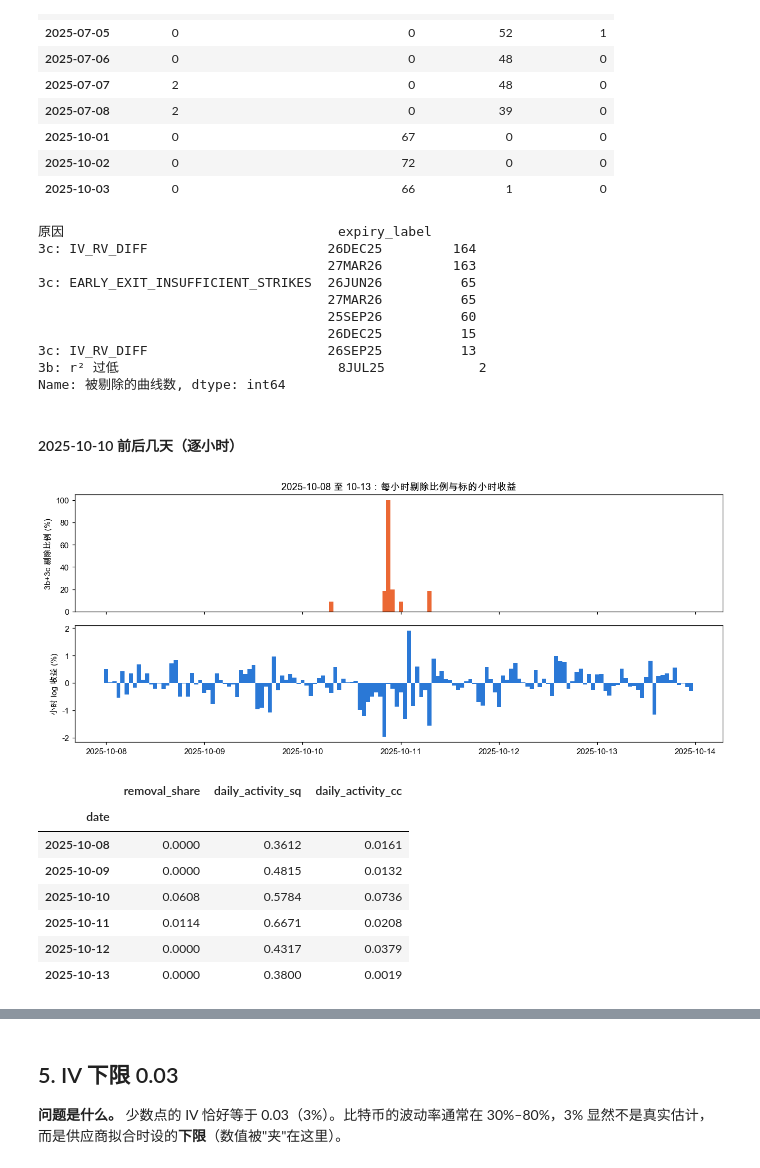
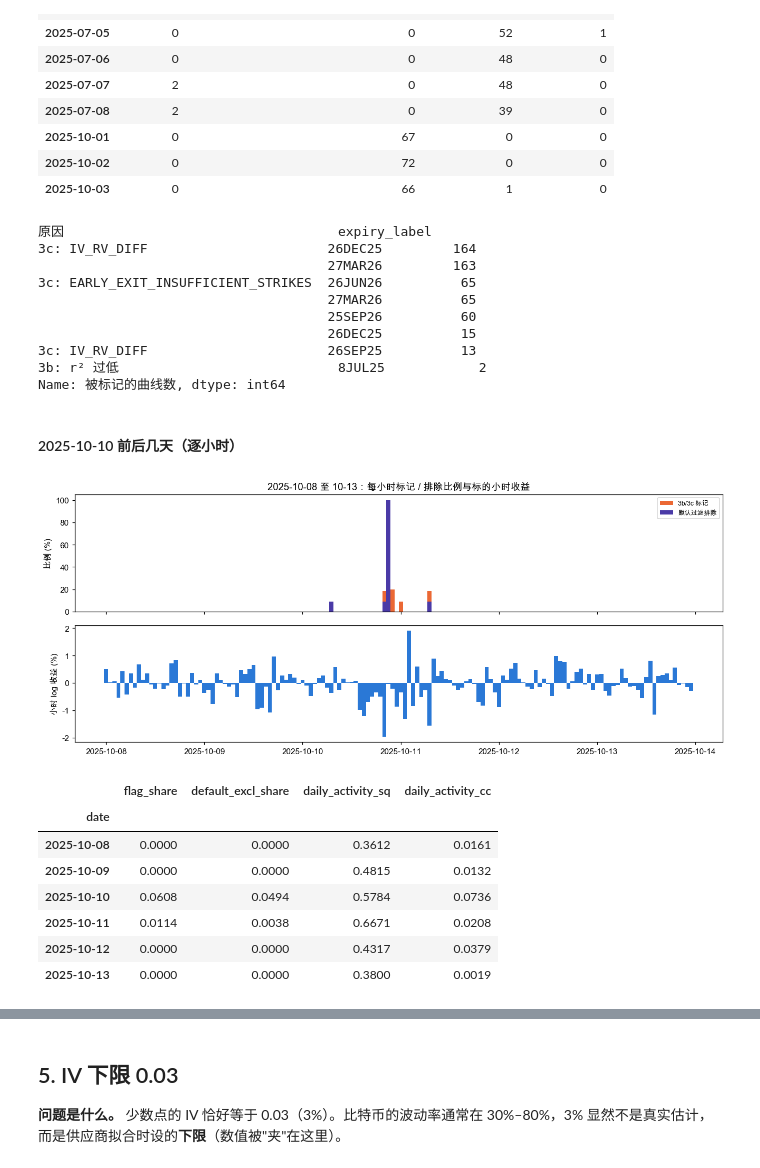
Before and after one commit to theoyuanlee/deribit_vrp, a Jupyter notebook: notebooks/01_audit_and_cleaning_explained.ipynb, the cells around one changed output, grey strips where cells are left out. Cells and saved outputs as stored; diff of their text form; code cells hidden in the pictures.

```diff
--- a/notebooks/01_audit_and_cleaning_explained.ipynb
+++ b/notebooks/01_audit_and_cleaning_explained.ipynb
@@ -564,7 +600,7 @@ print('规则 2a、2b 与管道台账一致')
 after2 = raw[keep_2b]
 c3 = after2.groupby('curve_id').agg(timestamp=('timestamp', 'first'), obs_ms=('curve_obs_ms', 'first'),
                                     expiry=('expiry', 'first'), r2_min=('r_squared', 'min'), n_rows=('strike', 'size'))
-c3['all_good'] = (after2.vol_curve_check == rules['require_vol_curve_check']).groupby(after2.curve_id).all()
+c3['flag_late'] = late_curves.reindex(c3.index).to_numpy()
 obs_time = pd.to_datetime(c3.obs_ms, unit='ms', utc=True)
 c3['tau_cal'] = (c3.expiry - obs_time).dt.total_seconds() / (YEAR_DAYS * 86400)
 c3['tenor_days'] = c3.tau_cal * YEAR_DAYS
@@ -638,6 +676,9 @@ vcc_counts
 # %%
-print('阈值：tenor ≥', rules['min_tenor_days'], '天；r² ≥', rules['min_r_squared'], '；vol_curve_check ==', rules['require_vol_curve_check'])
-c3['pass_3a'] = c3.tenor_days >= rules['min_tenor_days']
-c3['pass_3b'] = c3.pass_3a & (c3.r2_min >= rules['min_r_squared'])
-c3['pass_3c'] = c3.pass_3b & c3.all_good
+print('阈值：tenor <', rules['min_tenor_days'], '天；r² <', rules['min_r_squared'])
+c3['flag_short_tenor'] = ~(c3.tenor_days >= rules['min_tenor_days'])
+c3['flag_low_r2'] = ~(c3.r2_min >= rules['min_r_squared'])
+c3['vendor_check'] = c3.vcc.astype(str)
+class_of = {v: cls for cls, values in clean_cfg['vendor_check_classes'].items() for v in values}
+c3['vendor_class'] = c3.vendor_check.map(class_of)
+assert c3.vendor_class.notna().all(), '出现了配置里没有的 vol_curve_check 取值'
 # %% [output]
@@ -671,0 +811,6 @@ print('规则 3a、3b、3c 与管道台账一致')
+# %%
+# 只用于画形状：原始 implied_vol（同一到期日、同一时钟内比较形状，不受第 7 节时钟问题影响）
+smile_rows = after2[(after2.option_type == 'call') & ~after2.is_atm][['curve_id', 'strike', 'logm', 'implied_vol']]
+smile_by_curve = dict(tuple(smile_rows.sort_values(['curve_id', 'strike']).groupby('curve_id')))
+c3['label'] = curves.expiry_label.reindex(c3.index).astype(str)
+good_curves = c3[c3.vendor_check == 'GOOD']
@@ -696,10 +879,13 @@ daily_activity.describe().T
 | daily_activity_sq | 365.0 | 0.385975 | 0.195231 | 0.073377 | 0.245709 | 0.352445 | 0.479160 | 1.271249 |
 | daily_activity_cc | 364.0 | 0.016081 | 0.016736 | 0.000013 | 0.005051 | 0.011870 | 0.021974 | 0.151113 |
 # %%
-passed_3a = c3[c3.pass_3a].copy()
-passed_3a['date'] = passed_3a.timestamp.dt.strftime('%Y-%m-%d')
-passed_3a['removed_3bc'] = ~passed_3a.pass_3c
-removal = passed_3a.groupby('date').removed_3bc.mean().rename('removal_share')
-daily = daily_activity.join(removal, how='inner').dropna()
-print(f'参与比较的天数：{len(daily)}；剔除比例：均值 {daily.removal_share.mean():.2%}，最大 {daily.removal_share.max():.2%}')
+base = c3[~c3.flag_late & ~c3.flag_short_tenor].copy()
+base['date'] = base.timestamp.dt.strftime('%Y-%m-%d')
+base['flagged_3bc'] = base.flag_low_r2 | (base.vendor_check != 'GOOD')
+base['excluded_default'] = base.flag_low_r2 | (base.vendor_class == 'fit_quality')
+shares = base.groupby('date')[['flagged_3bc', 'excluded_default']].mean()
+shares.columns = ['flag_share', 'default_excl_share']
+daily = daily_activity.join(shares, how='inner').dropna()
+print(f'参与比较的天数：{len(daily)}；标记比例均值 {daily.flag_share.mean():.2%}（最大 {daily.flag_share.max():.2%}），'
+      f'默认排除比例均值 {daily.default_excl_share.mean():.2%}（最大 {daily.default_excl_share.max():.2%}）')
 # %% [output]
@@ -786,8 +976,8 @@ top_reasons
 | 2025-10-02 | 0 | 72 | 0 | 0 |
 | 2025-10-03 | 0 | 66 | 1 | 0 |
 # %%
-top_expiries = removed[removed.date.isin(top_days.index)].groupby(['原因', 'expiry_label']).size()
-top_expiries.sort_values(ascending=False).head(8).rename('被剔除的曲线数')
+top_expiries = flagged_df[flagged_df.date.isin(top_days.index)].groupby(['原因', 'expiry_label']).size()
+top_expiries.sort_values(ascending=False).head(8).rename('被标记的曲线数')
 # %% [output]
 原因                                   expiry_label
 3c: IV_RV_DIFF                       26DEC25         164
@@ -798,31 +988,32 @@ top_expiries.sort_values(ascending=False).head(8).rename('被剔除的曲线数'
                                      26DEC25          15
 3c: IV_RV_DIFF                       26SEP25          13
 3b: r² 过低                            8JUL25            2
-Name: 被剔除的曲线数, dtype: int64
+Name: 被标记的曲线数, dtype: int64
 # %% [markdown]
 #### 2025-10-10 前后几天（逐小时）
 # %%
-window = passed_3a[(passed_3a.date >= '2025-10-08') & (passed_3a.date <= '2025-10-13')]
-hourly_removal = window.groupby('timestamp').removed_3bc.mean()
+window = base[(base.date >= '2025-10-08') & (base.date <= '2025-10-13')]
+hourly_flag = window.groupby('timestamp')[['flagged_3bc', 'excluded_default']].mean()
 und_window = und[(und.date >= '2025-10-08') & (und.date <= '2025-10-13')]
 fig, axes = plt.subplots(2, 1, figsize=(12, 5), sharex=True)
-axes[0].bar(hourly_removal.index, hourly_removal * 100, width=1 / 24, color='#eb6834')
-axes[0].set_ylabel('3b+3c 剔除比例 (%)')
+axes[0].bar(hourly_flag.index, hourly_flag.flagged_3bc * 100, width=1 / 24, color='#eb6834', label='3b/3c 标记')
+axes[0].bar(hourly_flag.index, hourly_flag.excluded_default * 100, width=1 / 24, color='#4a3aa7', label='默认过滤排除')
+axes[0].set_ylabel('比例 (%)'); axes[0].legend(fontsize=8)
 axes[1].bar(und_window.timestamp, und_window.log_ret * 100, width=1 / 24, color='#2a78d6')
 axes[1].set_ylabel('小时 log 收益 (%)')
-axes[0].set_title('2025-10-08 至 10-13：每小时剔除比例与标的小时收益'); fig.tight_layout(); plt.show()
+axes[0].set_title('2025-10-08 至 10-13：每小时标记 / 排除比例与标的小时收益'); fig.tight_layout(); plt.show()
 # %% [output]
-[figure, old version]
+[figure, new version]
 # %%
-oct_days = daily.loc['2025-10-08':'2025-10-13', ['removal_share', 'daily_activity_sq', 'daily_activity_cc']]
+oct_days = daily.loc['2025-10-08':'2025-10-13', ['flag_share', 'default_excl_share', 'daily_activity_sq', 'daily_activity_cc']]
 oct_days.round(4)
 # %% [output]
-|  | removal_share | daily_activity_sq | daily_activity_cc |
-| date |  |  |  |
-| 2025-10-08 | 0.0000 | 0.3612 | 0.0161 |
-| 2025-10-09 | 0.0000 | 0.4815 | 0.0132 |
-| 2025-10-10 | 0.0608 | 0.5784 | 0.0736 |
-| 2025-10-11 | 0.0114 | 0.6671 | 0.0208 |
-| 2025-10-12 | 0.0000 | 0.4317 | 0.0379 |
-| 2025-10-13 | 0.0000 | 0.3800 | 0.0019 |
+|  | flag_share | default_excl_share | daily_activity_sq | daily_activity_cc |
+| date |  |  |  |  |
+| 2025-10-08 | 0.0000 | 0.0000 | 0.3612 | 0.0161 |
+| 2025-10-09 | 0.0000 | 0.0000 | 0.4815 | 0.0132 |
+| 2025-10-10 | 0.0608 | 0.0494 | 0.5784 | 0.0736 |
+| 2025-10-11 | 0.0114 | 0.0038 | 0.6671 | 0.0208 |
+| 2025-10-12 | 0.0000 | 0.0000 | 0.4317 | 0.0379 |
+| 2025-10-13 | 0.0000 | 0.0000 | 0.3800 | 0.0019 |
 # %%
```
Also changed, not shown: parts of 88 cells of this notebook.
